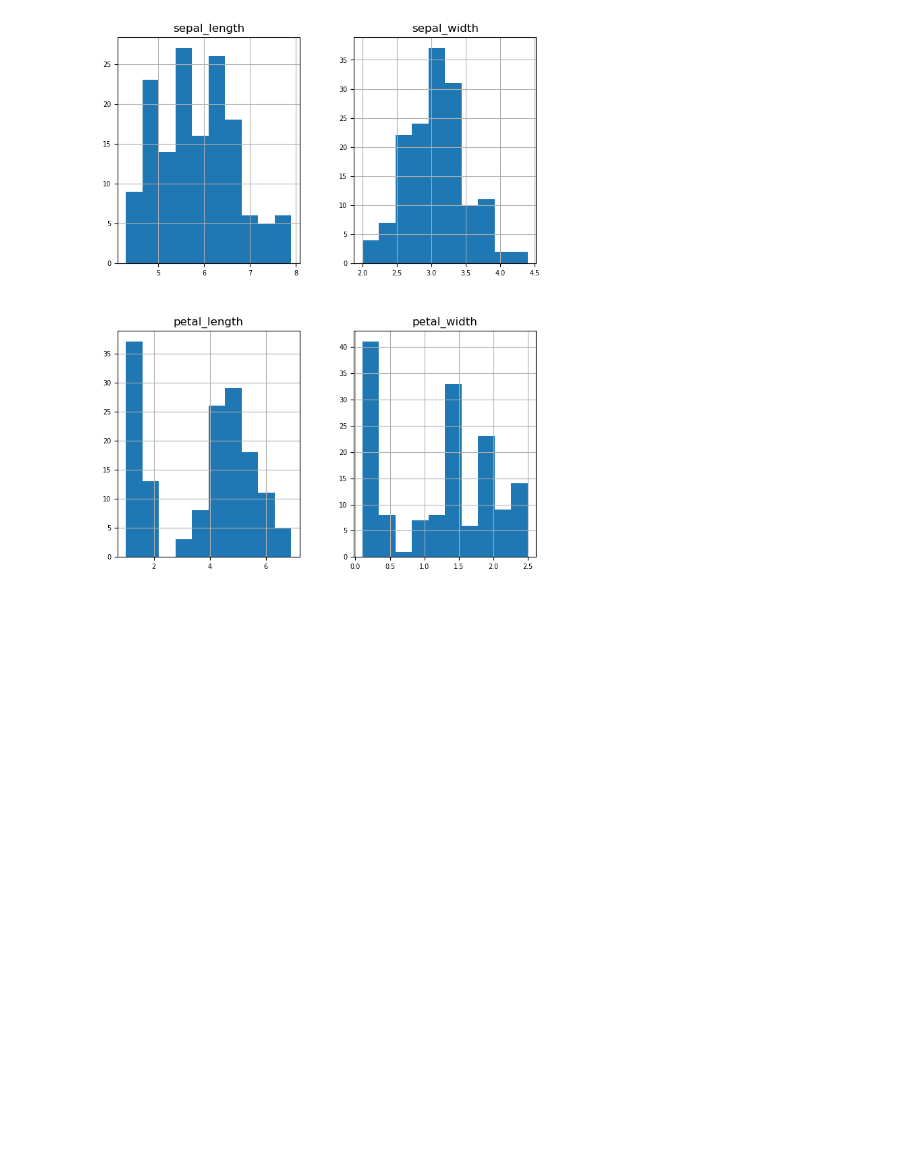
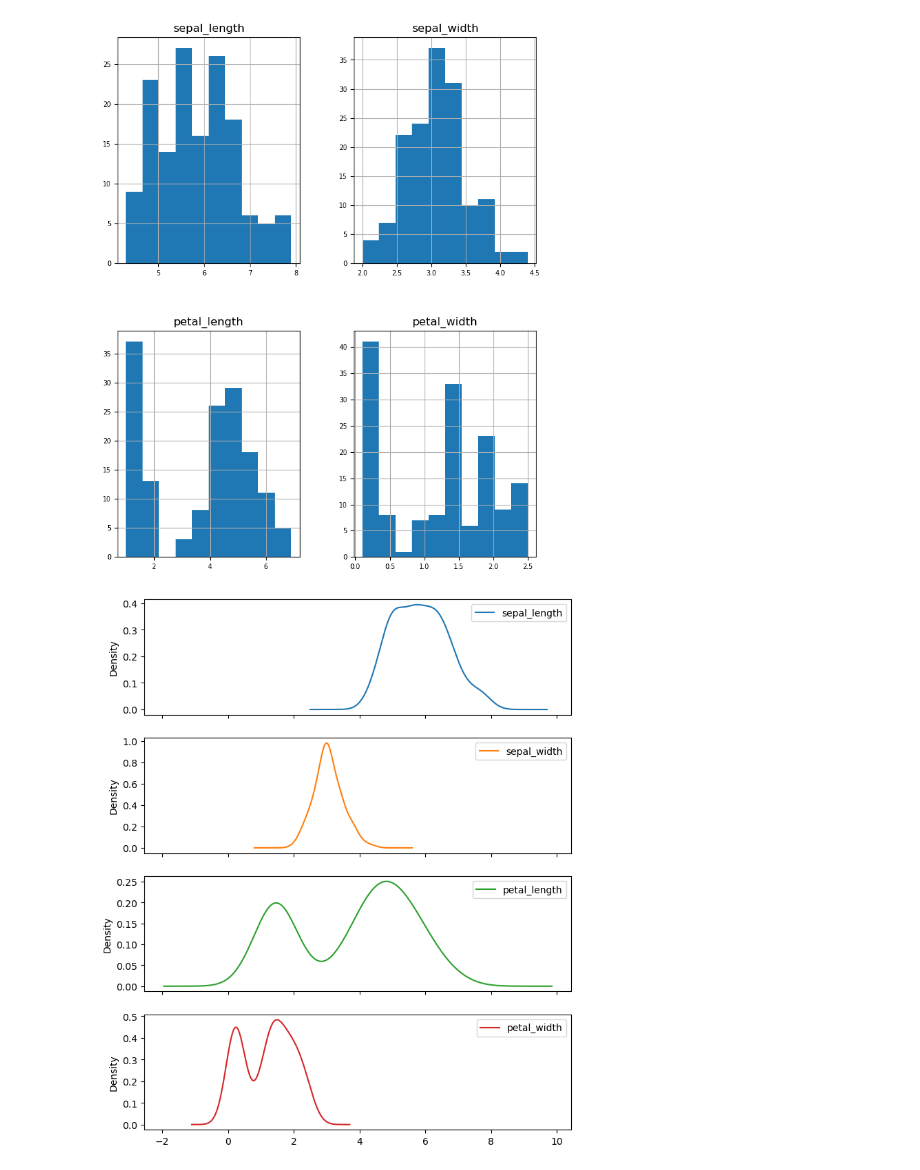
Before and after one commit to ivankching/workflow-utils, a Jupyter notebook: test_notebook.ipynb, the cells around one changed output. Saved outputs shown, nothing was run; the diff lists cells and outputs as text; code cells hidden in the pictures; blank space fills up the shorter version.

Commit message:
Add kde plots for numeric fields

```diff
--- a/test_notebook.ipynb
+++ b/test_notebook.ipynb
@@ -8,3 +10,7 @@ data = sns.load_dataset('iris')
 _ = visualization.histograms(data, size=(8,10), bins=10)
 # %% [output]
 [figure]
+# %%
+_ = visualization.kdes(data,  size=(8,10))
+# %% [output]
+[figure, added]
```
Also changed, not shown: parts of 1 cell of this notebook, 1 other file.
